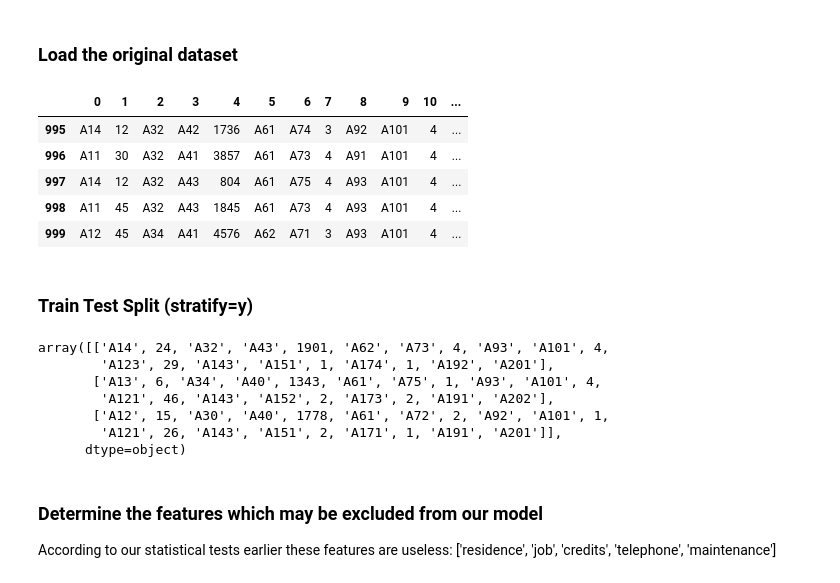
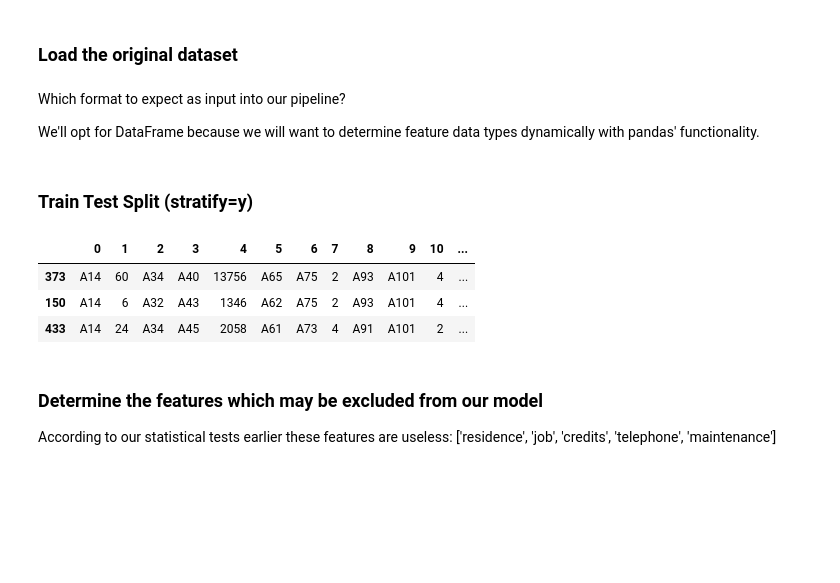
Before and after one commit to leztien/portfolio-project-classification-for-german-credit-database, a Jupyter notebook: modeling.ipynb, the cells around one changed output. Drawn from its saved outputs; the diff is of its cells as text; code cells hidden in the pictures; blank space fills up the shorter version.

```diff
--- a/modeling.ipynb
+++ b/modeling.ipynb
@@ -168,27 +167,21 @@ X, y = load_data(mode='modeling', format='ndarray')
 
 # load as df
 features, labels = load_data(mode='modeling', format='dataframe')
-features.tail(5)
+df_X, sr_y = load_data(mode='modeling', format='dataframe')
-# %% [output]
-|  | 0 | 1 | 2 | 3 | 4 | 5 | 6 | 7 | 8 | 9 | 10 | ... |
-| 995 | A14 | 12 | A32 | A42 | 1736 | A61 | A74 | 3 | A92 | A101 | 4 | ... |
-| 996 | A11 | 30 | A32 | A41 | 3857 | A61 | A73 | 4 | A91 | A101 | 4 | ... |
-| 997 | A14 | 12 | A32 | A43 | 804 | A61 | A75 | 4 | A93 | A101 | 4 | ... |
-| 998 | A11 | 45 | A32 | A43 | 1845 | A61 | A73 | 4 | A93 | A101 | 4 | ... |
-| 999 | A12 | 45 | A34 | A41 | 4576 | A62 | A71 | 3 | A93 | A101 | 4 | ... |
+# %% [markdown]
+Which format to expect as input into our pipeline?
+
+We'll opt for DataFrame because we will want to determine feature data types dynamically with pandas' functionality.
 # %% [markdown]
 ### Train Test Split (stratify=y)
 # %%
-Xtrain, Xtest, ytrain, ytest = train_test_split(X, y, stratify=y, test_size=0.2)
+Xtrain, Xtest, ytrain, ytest = train_test_split(features, labels, stratify=labels, test_size=0.2)
 Xtest[:3]
 # %% [output]
-array([['A14', 24, 'A32', 'A43', 1901, 'A62', 'A73', 4, 'A93', 'A101', 4,
-        'A123', 29, 'A143', 'A151', 1, 'A174', 1, 'A192', 'A201'],
-       ['A13', 6, 'A34', 'A40', 1343, 'A61', 'A75', 1, 'A93', 'A101', 4,
-        'A121', 46, 'A143', 'A152', 2, 'A173', 2, 'A191', 'A202'],
-       ['A12', 15, 'A30', 'A40', 1778, 'A61', 'A72', 2, 'A92', 'A101', 1,
-        'A121', 26, 'A143', 'A151', 2, 'A171', 1, 'A191', 'A201']],
-      dtype=object)
+|  | 0 | 1 | 2 | 3 | 4 | 5 | 6 | 7 | 8 | 9 | 10 | ... |
+| 373 | A14 | 60 | A34 | A40 | 13756 | A65 | A75 | 2 | A93 | A101 | 4 | ... |
+| 150 | A14 | 6 | A32 | A43 | 1346 | A62 | A75 | 2 | A93 | A101 | 4 | ... |
+| 433 | A14 | 24 | A34 | A45 | 2058 | A61 | A73 | 4 | A91 | A101 | 2 | ... |
 # %% [markdown]
 ### Determine the features which may be excluded from our model
 
```
Also changed, not shown: parts of 15 cells of this notebook, 1 other file.
